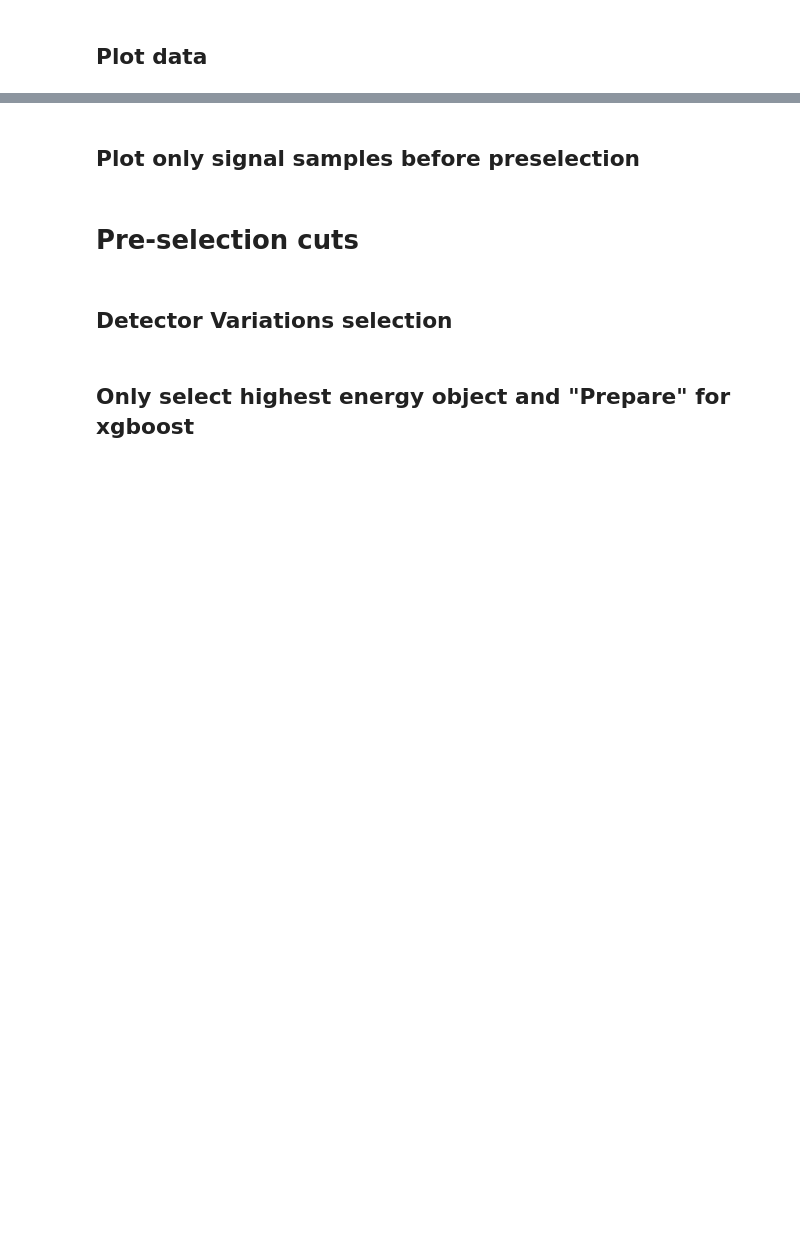
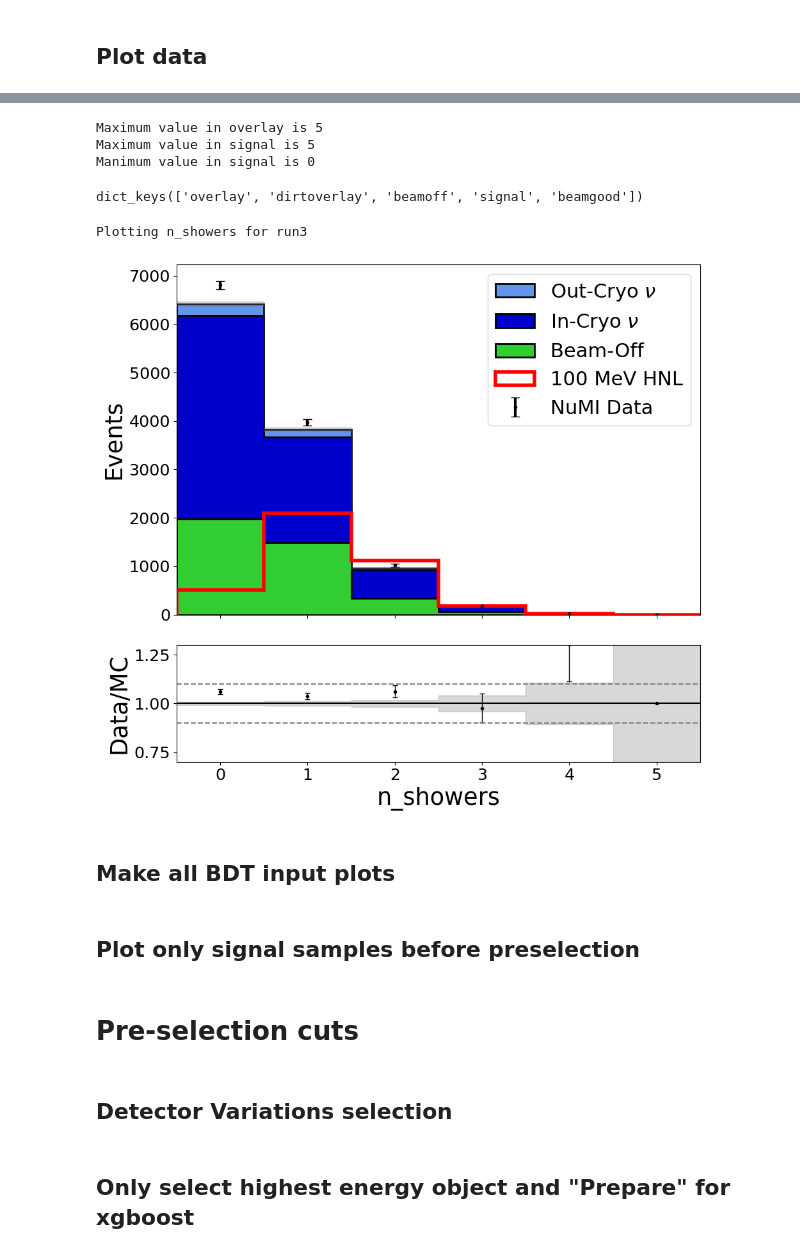
Before and after one commit to dmarsden01/uboone_HNL_analysis, a Jupyter notebook: 2.9_BDT_input_variable_plotting.ipynb, the cells around one changed output, grey strips where cells are left out. Saved outputs shown, nothing was run; the diff lists cells and outputs as text; code cells hidden in the pictures; blank space fills up the shorter version.

Commit message:
Added systematic uncertainties for all BDT input variables for both runs.

```diff
--- a/2.9_BDT_input_variable_plotting.ipynb
+++ b/2.9_BDT_input_variable_plotting.ipynb
@@ -28,7 +32,7 @@ print ('Success')
 # %% [markdown]
 # Reading in .pkl files
 # %%
-Params = {"Run":"run1", #The run number, so far either "run1" or "run3"
+Params = {"Run":"run3", #The run number, so far either "run1" or "run3"
           "Load_single_file":False, #This will override everything else, put the desired file in the "single_file" line
           "single_file":"overlay",
           "Load_standard_bkgs":True,
@@ -122,12 +165,13 @@ New_feature_list = ['shrclusdir2', 'n_tracks', 'trk_energy', 'shr_theta_v', 'con
 # %%
 #Calculate sys
 Calculate_sys = False
-variable = 'nu_flashmatch_score'
+variable = 'n_showers'
 
 reload(PT)
 reload(Functions)
 reload(Constants)
 reload(Sys_unc)
+reload(Variables_bins)
 
 if Params["Run"] == "run1": flat_sys_vars_dict = Sys_unc.run1_Sys_unc
 if Params["Run"] == "run3": flat_sys_vars_dict = Sys_unc.run3_Sys_unc
@@ -136,26 +180,37 @@ print("Maximum value in overlay is " + str(max(samples_plotting["overlay"][varia
 print("Maximum value in signal is " + str(max(samples_plotting["signal"][variable].to_numpy())))
 print("Manimum value in signal is " + str(min(samples_plotting["signal"][variable].to_numpy())))
 samples_plotting.keys()
+# %% [output]
+Maximum value in overlay is 5
+Maximum value in signal is 5
+Manimum value in signal is 0
+dict_keys(['overlay', 'dirtoverlay', 'beamoff', 'signal', 'beamgood'])
 # %%
 savefig = False
 
 print(f"Plotting {variable} for " + Params["Run"])
 
-xlabel = Constants.variable_names_dict[variable]
+# xlabel = Constants.variable_names_dict[variable]
+xlabel = variable
+# bins = Variables_bins.bins_var[variable]
+# xlims = [bins[0],bins[-1]]
 # PT.Plot_preselection_variable_data(variable, samples_plotting, sample_norms, xlabel="Neutrino slice",xlims=[-0.5,1.5],bins=2, HNL_mass=HNL_mass,
 #                               HNLplotscale=80000000,cutline=0.0,legloc="upper right", show_ev_nums=False, CalcSys=Calculate_sys, xticks = [0,1])
-PT.Plot_preselection_variable_data(variable, samples_plotting, sample_norms, xlabel=xlabel, xlims=[0,20], bins=20, HNL_mass=HNL_mass,
-                                   HNLplotscale=2500000,cutline=0.0,legloc="best", show_ev_nums=False, CalcSys=Calculate_sys, xticks = [],
-                                   sys_dict=flat_sys_vars_dict, centre_bins=False, hatch=False, ylimit=None, legsize=22)
+PT.Plot_preselection_variable_data(variable, samples_plotting, sample_norms, xlabel=xlabel, xlims=[-0.5,5.5], bins=6, HNL_mass=HNL_mass,
+                                   HNLplotscale=1500000,cutline=0.0,legloc="best", show_ev_nums=False, CalcSys=Calculate_sys, xticks = [],
+                                   sys_dict=flat_sys_vars_dict, centre_bins=False, hatch=False, ylimit=None, legsize=22, logy=False)
 
 if variable == "n_pfps":plt.xlim([0.5, 8.5])
 
 # plt.axvline(x=16.5, lw=3, color='green', linestyle = 'dashed')
 Name = ""
 if Params["Load_pi0_signal"] == True: Name = "pi0/"
 if Calculate_sys==True: Sys_name = "with_sys"
 if Calculate_sys==False: Sys_name = "no_sys"
 
 if savefig == True:
     plt.savefig(f"plots/Data_MC_comparison/BDT_input_variables/{Name}{variable}_" + Params["Run"] + f"_{HNL_mass}MeV_{Sys_name}.png")
     plt.savefig(f"plots/Data_MC_comparison/BDT_input_variables/{Name}{variable}_" + Params["Run"] + f"_{HNL_mass}MeV_{Sys_name}.pdf")
+# %% [output]
+Plotting n_showers for run3
+[figure, added]
@@ -168,0 +217,2 @@ samples_plotting = {"overlay":samples_dict["overlay"],
+# %% [markdown]
+## Make all BDT input plots
```
Also changed, not shown: parts of 8 cells of this notebook, 8 other files.
